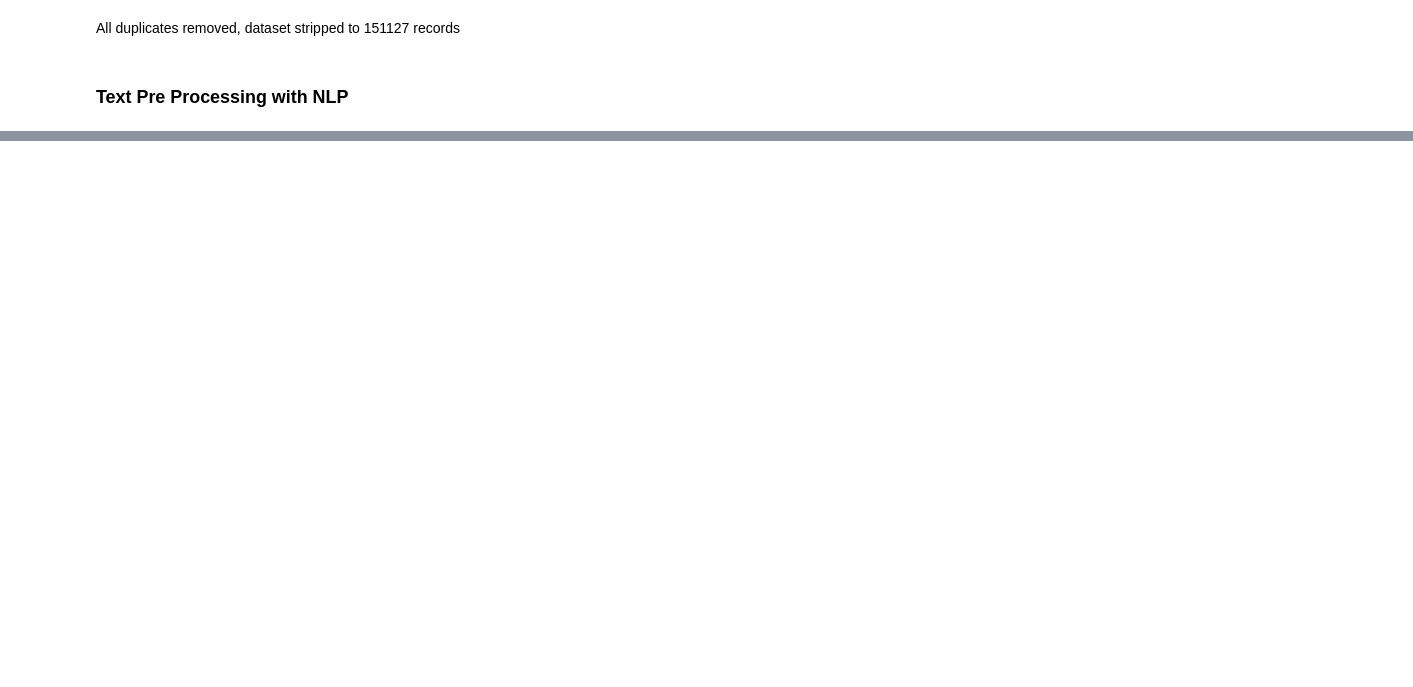
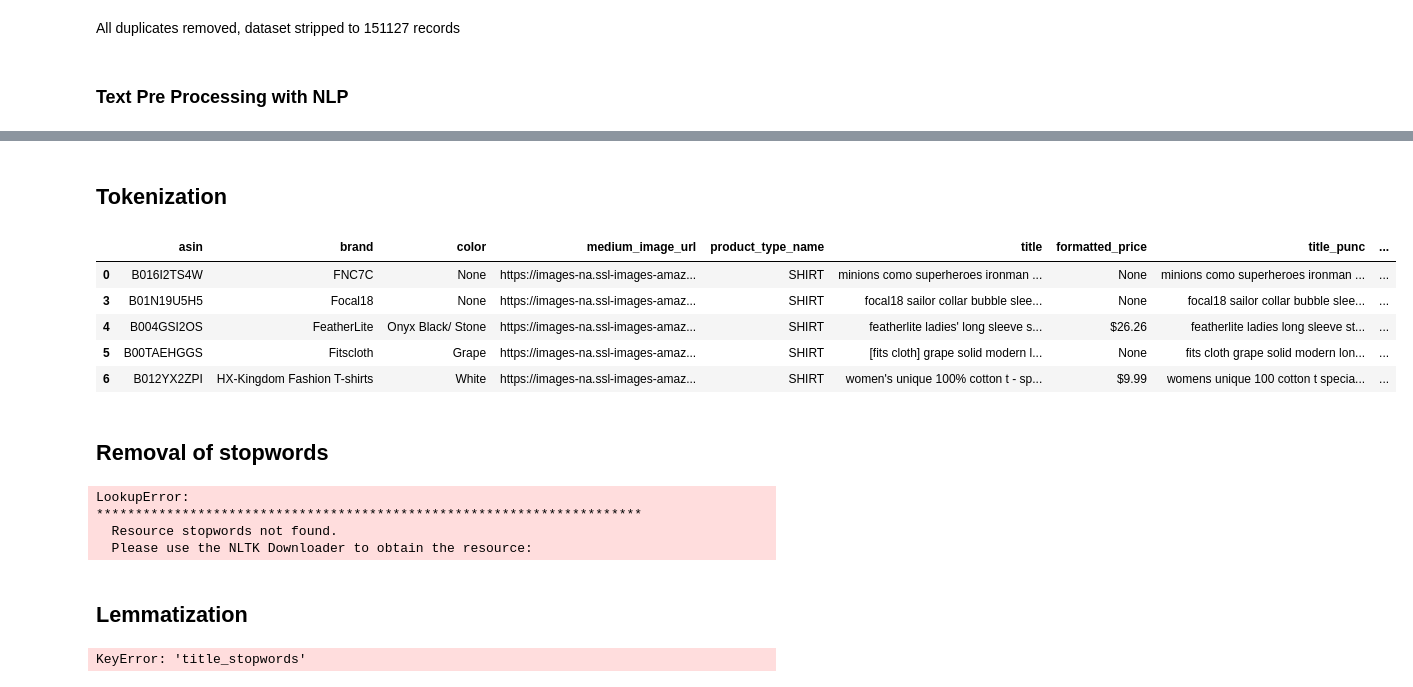
Before and after one commit to vedanthv/Amazon-Apparel-Recommendation, a Jupyter notebook: Apparel Recommendation System.ipynb, the cells around one changed output, grey strips where cells are left out. Cells and saved outputs as stored; diff of their text form; code cells hidden in the pictures; blank space fills up the shorter version.

Commit message:
did the text pre-processing part

```diff
--- a/Apparel Recommendation System.ipynb
+++ b/Apparel Recommendation System.ipynb
@@ -484,0 +494,3 @@ data.to_pickle('150k_apperal_data')
+# %%
+pd.set_option('display.max_colwidth',None)
+data [['title']]
@@ -484,0 +519,6 @@ data.to_pickle('150k_apperal_data')
+# %%
+def remove_punctuation(text):
+    punctuationfree="".join([i for i in text if i not in string.punctuation])
+    return punctuationfree
+data['title_punc'] = data['title'].apply(lambda x:remove_punctuation(x))
+data.head()
@@ -484,0 +534,2 @@ data.to_pickle('150k_apperal_data')
+# %%
+data['title']=data['title'].astype(str)
@@ -484,0 +548,30 @@ data.to_pickle('150k_apperal_data')
+# %% [markdown]
+## Tokenization
+# %%
+#defining function for tokenization
+import re
+def tokenization(text):
+    tokens = re.split('W+',text)
+    return tokens
+#applying function to the column
+data['title_tokenized']= data['title_punc'].apply(lambda x: tokenization(x))
+# %%
+data.head()
+# %% [output]
+|  | asin | brand | color | medium_image_url | product_type_name | title | formatted_price | title_punc | ... |
+| 0 | B016I2TS4W | FNC7C | None | https://images-na.ssl-images-amaz... | SHIRT | minions como superheroes ironman ... | None | minions como superheroes ironman ... | ... |
+| 3 | B01N19U5H5 | Focal18 | None | https://images-na.ssl-images-amaz... | SHIRT | focal18 sailor collar bubble slee... | None | focal18 sailor collar bubble slee... | ... |
+| 4 | B004GSI2OS | FeatherLite | Onyx Black/ Stone | https://images-na.ssl-images-amaz... | SHIRT | featherlite ladies' long sleeve s... | $26.26 | featherlite ladies long sleeve st... | ... |
+| 5 | B00TAEHGGS | Fitscloth | Grape | https://images-na.ssl-images-amaz... | SHIRT | [fits cloth] grape solid modern l... | None | fits cloth grape solid modern lon... | ... |
+| 6 | B012YX2ZPI | HX-Kingdom Fashion T-shirts | White | https://images-na.ssl-images-amaz... | SHIRT | women's unique 100% cotton t - sp... | $9.99 | womens unique 100 cotton t specia... | ... |
+# %% [markdown]
+## Removal of stopwords
+# %%
+import nltk
+#Stop words present in the library
+stopwords = nltk.corpus.stopwords.words('english')
+# %% [output]
+LookupError:
+**********************************************************************
+  Resource stopwords not found.
+  Please use the NLTK Downloader to obtain the resource:
@@ -484,0 +597,2 @@ data.to_pickle('150k_apperal_data')
+# %% [markdown]
+## Lemmatization
@@ -484,0 +603,8 @@ data.to_pickle('150k_apperal_data')
+# %%
+#defining the function for lemmatization
+def lemmatizer(text):
+    lemm_text = [wordnet_lemmatizer.lemmatize(word) for word in text]
+    return lemm_text
+data['title_lemm']=data['title_stopwords'].apply(lambda x:lemmatizer(x))
+# %% [output]
+KeyError: 'title_stopwords'
```
Also changed, not shown: parts of 18 cells of this notebook.
